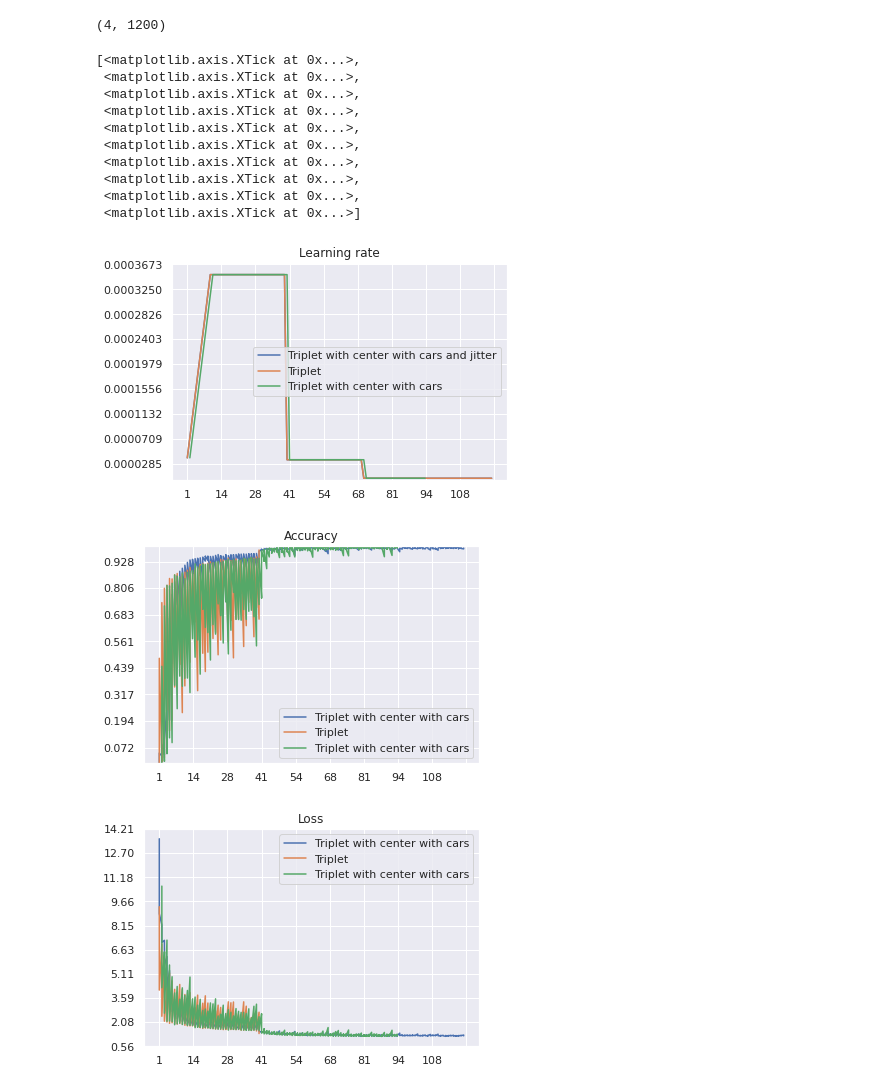
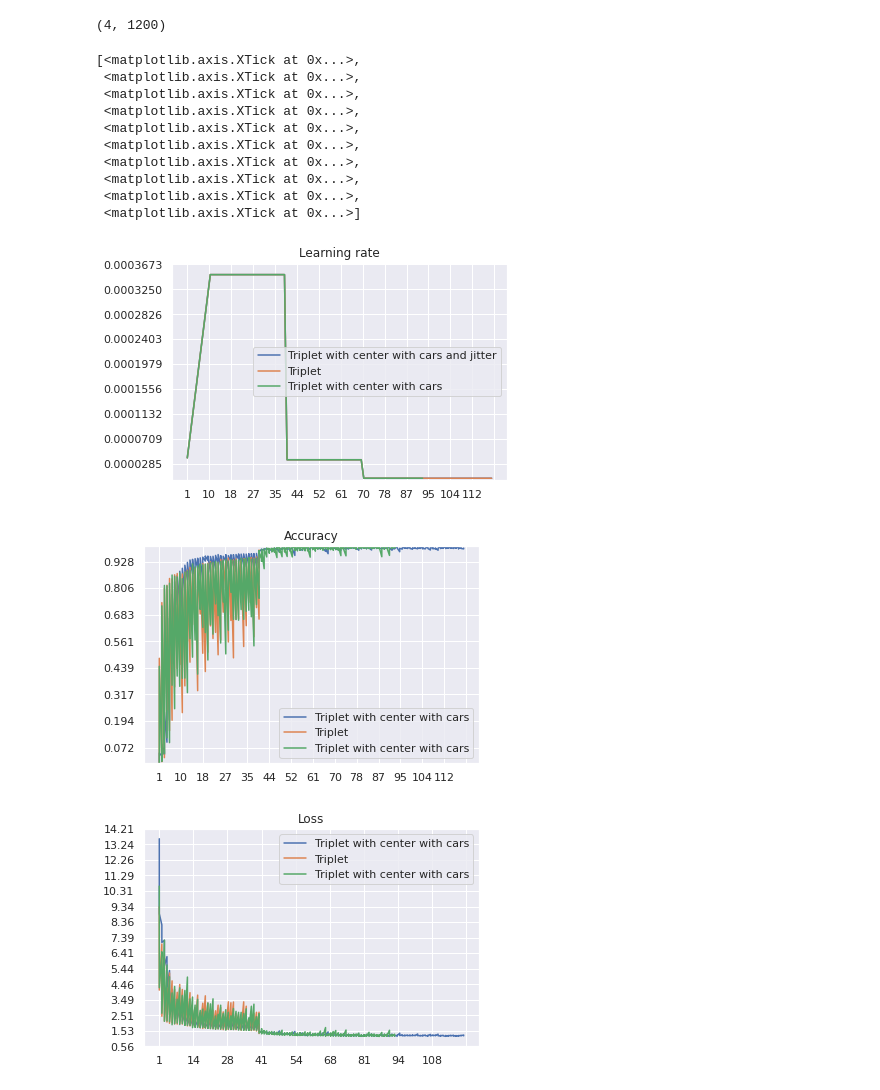
Before and after one commit to nodiz/reid-strong-baseline, a Jupyter notebook: plot log.ipynb, the cells around one changed output. Saved outputs shown, nothing was run; the diff lists cells and outputs as text; code cells hidden in the pictures.

Commit message:
plot result valid plot

```diff
--- a/plot log.ipynb
+++ b/plot log.ipynb
@@ -99,50 +99,50 @@ sns.set()
 plt.title('Learning rate')
 plt.plot(Epoch,Lr,label='Triplet with center with cars and jitter')
 plt.plot(simulation1[0][:],simulation1[1][:].astype(np.float),label='Triplet')
-plt.plot(cars[0][:],cars[1][:].astype(np.float),label='Triplet with center with cars')
+plt.plot(cars[0][:]-1,cars[1][:].astype(np.float),label='Triplet with center with cars')
 plt.legend()
 ax = plt.gca()
 ymin, ymax = ax.get_ylim()
 ax.set_yticks(np.linspace(ymin,ymax,10))
-ax.set_xticks(np.linspace(0,120,10))
+ax.set_xticks(np.linspace(0,120,15))
 ax.set_ylim((0,0.00037))
 
 plt.figure()
 plt.title('Accuracy')
 plt.plot(Epoch,Acc,label='Triplet with center with cars')
 plt.plot(simulation[0][:]-1,simulation[2][:],label='Triplet')
-plt.plot(cars[0][:],cars[2][:],label='Triplet with center with cars')
+plt.plot(cars[0][:]-1,cars[2][:],label='Triplet with center with cars')
 plt.legend()
 ax = plt.gca()
 ymin, ymax = ax.get_ylim()
 ax.set_yticks(np.linspace(ymin,ymax,10))
-ax.set_xticks(np.linspace(0,120,10))
+ax.set_xticks(np.linspace(0,120,15))
 ax.set_ylim((0,1))
 
 plt.figure()
 plt.title('Loss')
 plt.plot(Epoch,Loss,label='Triplet with center with cars')
 plt.plot(simulation[0][:]-1,simulation[3][:],label='Triplet')
-plt.plot(cars[0][:],cars[3][:],label='Triplet with center with cars')
+plt.plot(cars[0][:]-1,cars[3][:],label='Triplet with center with cars')
 plt.legend()
 ax = plt.gca()
 ymin, ymax = ax.get_ylim()
-ax.set_yticks(np.linspace(ymin,ymax,10))
+ax.set_yticks(np.linspace(ymin,ymax,15))
 ax.set_xticks(np.linspace(0,120,10))
 # %% [output]
 [<matplotlib.axis.XTick at 0x...>,
  <matplotlib.axis.XTick at 0x...>,
  <matplotlib.axis.XTick at 0x...>,
  <matplotlib.axis.XTick at 0x...>,
  <matplotlib.axis.XTick at 0x...>,
  <matplotlib.axis.XTick at 0x...>,
  <matplotlib.axis.XTick at 0x...>,
  <matplotlib.axis.XTick at 0x...>,
  <matplotlib.axis.XTick at 0x...>,
  <matplotlib.axis.XTick at 0x...>]
-[figure, old version]
+[figure, new version]
-[figure, old version]
+[figure, new version]
-[figure, old version]
+[figure, new version]
 # %%
 plt.figure()
 plt.title('mAP')
```
Also changed, not shown: parts of 2 cells of this notebook.
